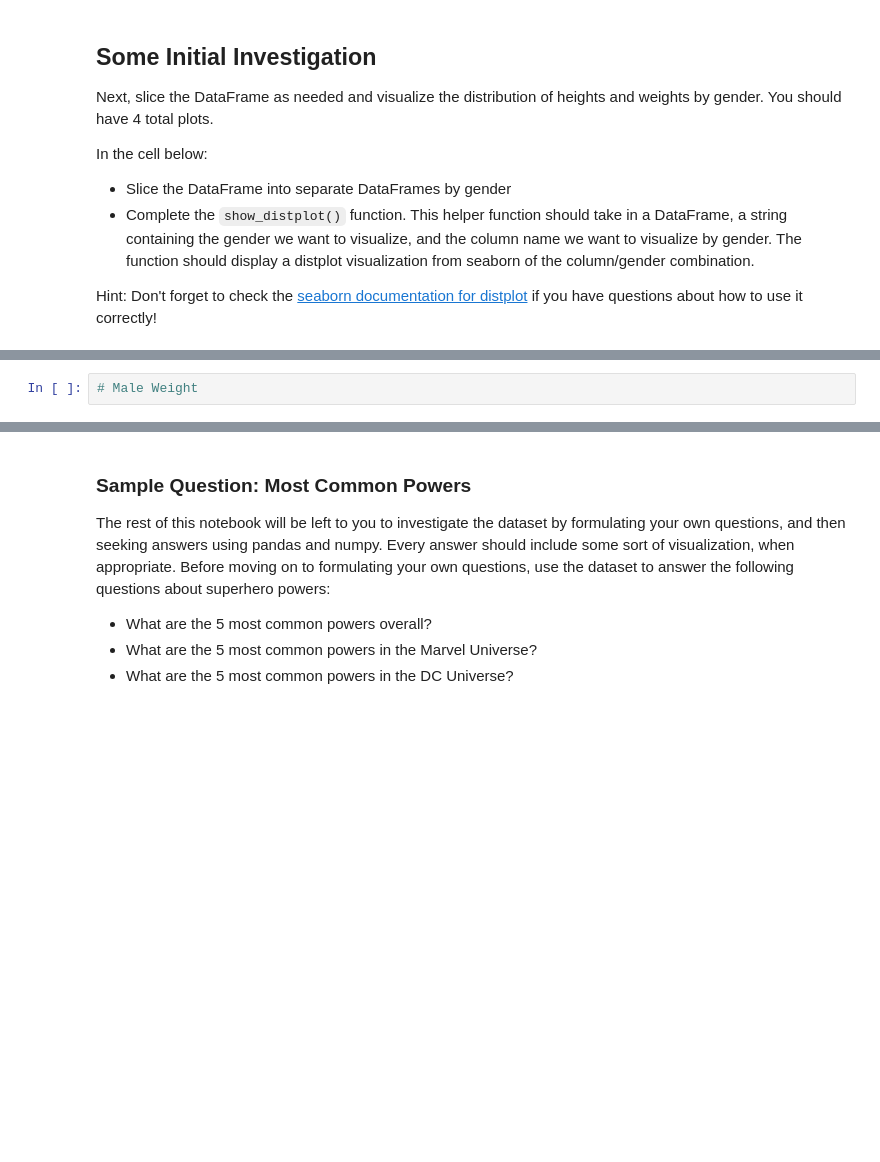
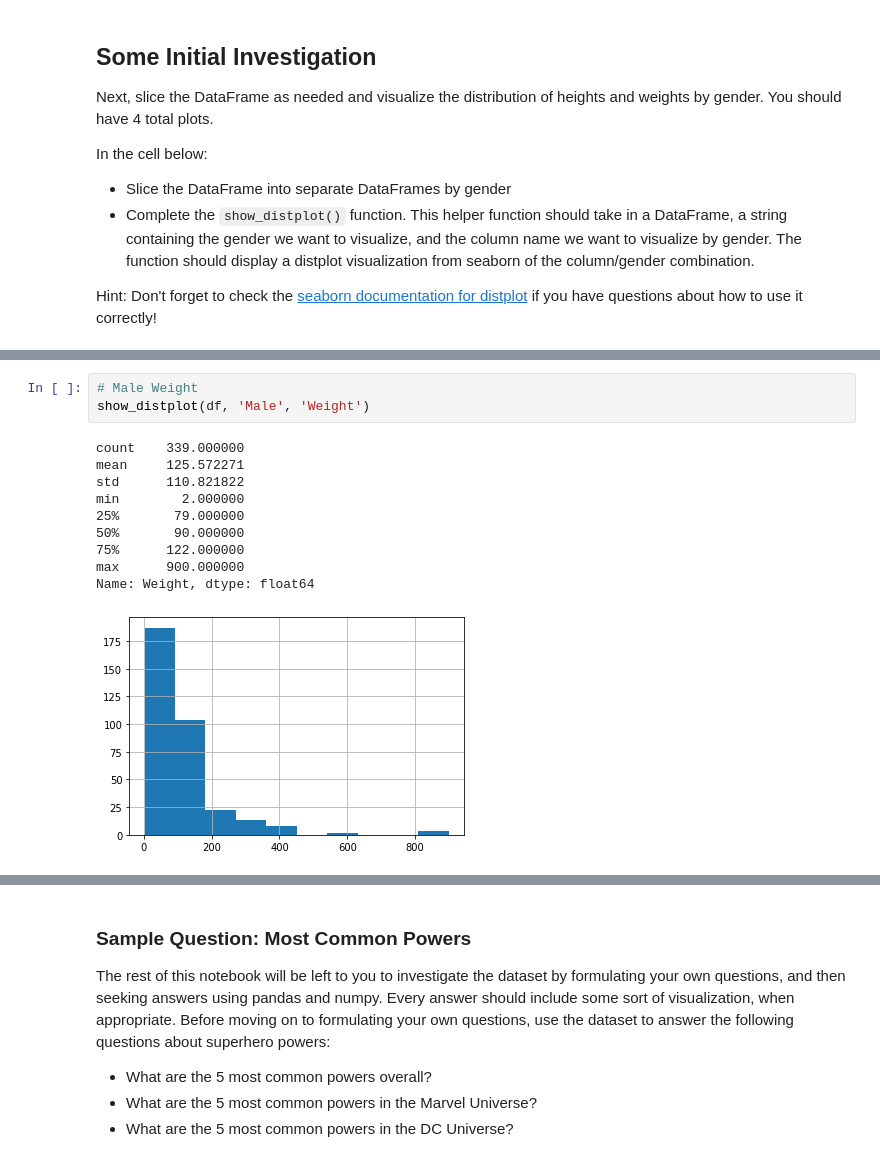
Before and after one commit to sethchart/dsc-data-cleaning-project, a Jupyter notebook: index.ipynb, the cells around one changed output, grey strips where cells are left out. Saved outputs shown, nothing was run; the diff lists cells and outputs as text; blank space fills up the shorter version.

```diff
--- a/index.ipynb
+++ b/index.ipynb
@@ -266,4 +785,16 @@ def show_distplot(dataframe, gender, column_name):
 # %%
 # Male Weight
+show_distplot(df, 'Male', 'Weight')
+# %% [output]
+count    339.000000
+mean     125.572271
+std      110.821822
+min        2.000000
+25%       79.000000
+50%       90.000000
+75%      122.000000
+max      900.000000
+Name: Weight, dtype: float64
+[figure, added]
 # %%
 # Female Height
```
Also changed, not shown: parts of 99 cells of this notebook.
